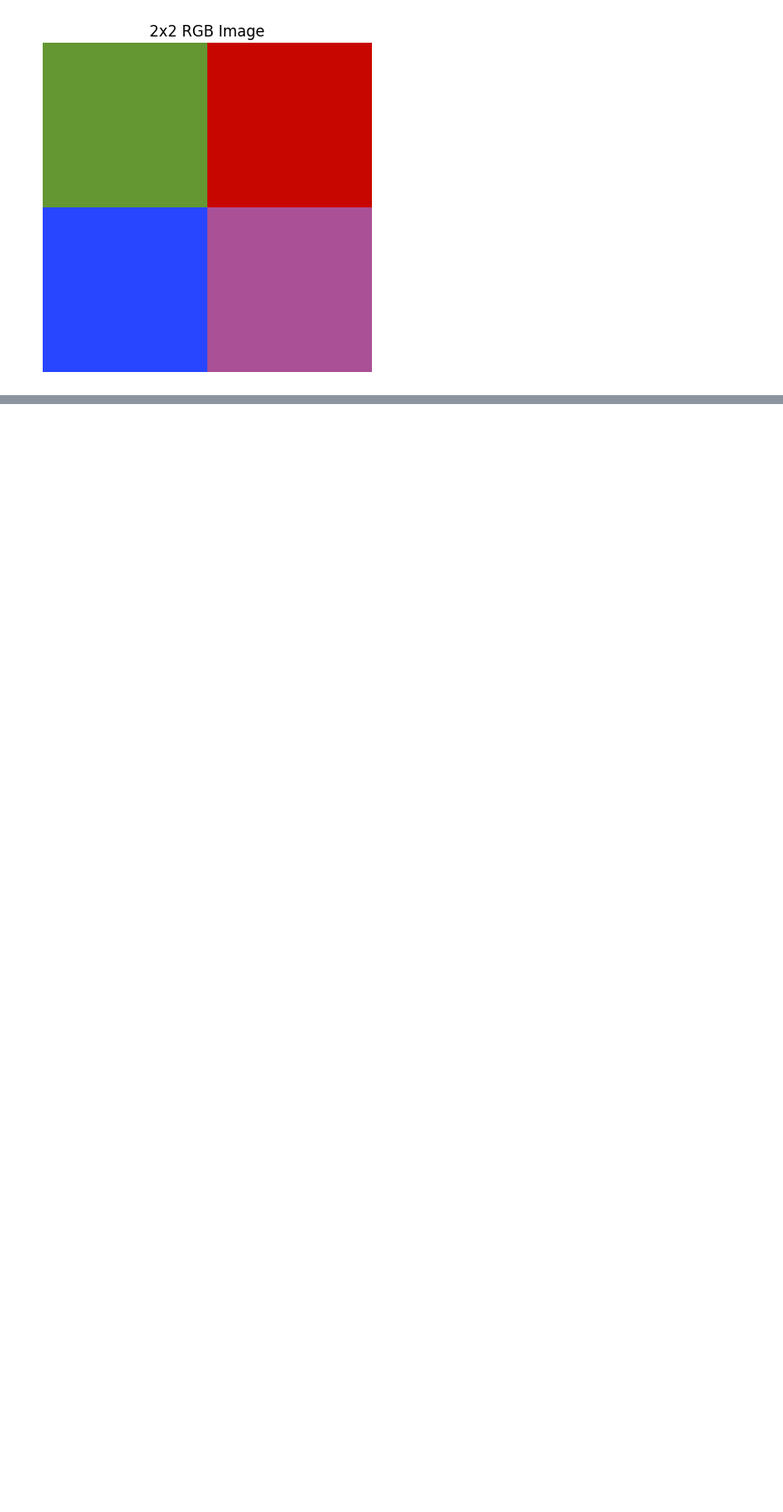
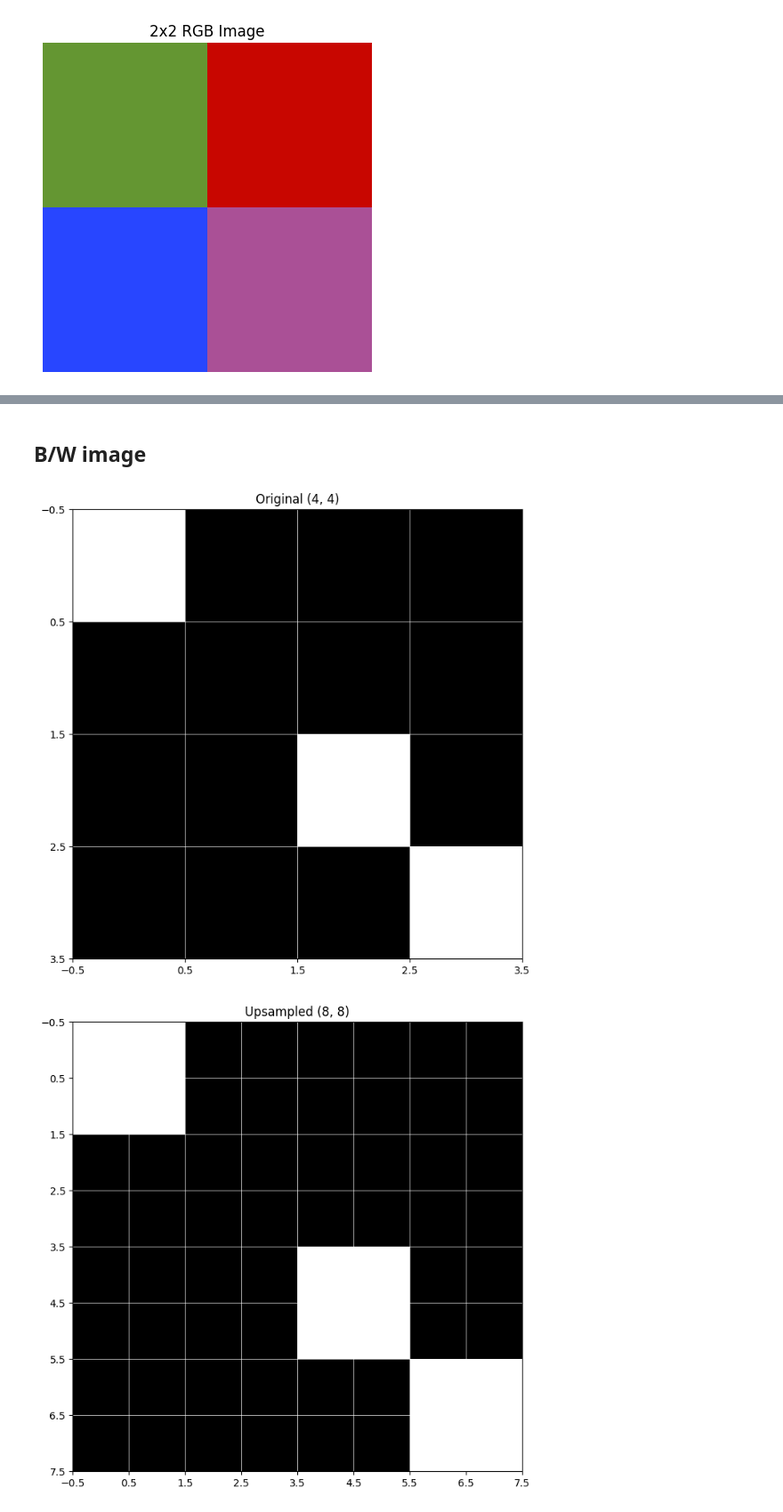
Before and after one commit to kruthi-sb/yolov5_from_scratch, a Jupyter notebook: experiment.ipynb, the cells around one changed output, grey strips where cells are left out. Shown at 89% size. Drawn from its saved outputs; the diff is of its cells as text; code cells hidden in the pictures; blank space fills up the shorter version.

```diff
--- a/experiment.ipynb
+++ b/experiment.ipynb
@@ -41,0 +33,16 @@ def plot_tensor(input):
+# %%
+# FUNCTION TO PLOT TENSOR
+def plot_tensor(input_tensor, title="", grid=True, sample_image=False):
+    image = input_tensor.squeeze(0).permute(1, 2, 0).numpy() # Remove batch dimension and change to HxWxC and convert to numpy
+
+    plt.figure(figsize=(8,8))
+    if sample_image:
+        plt.imshow(image) # Normalization is not required for sample images since ToTensor() already normalizes them.
+    else:
+        plt.imshow(image/255) # Normalize pixel values to 0-1
+    if grid:
+        plt.grid(which='both', color='white', linestyle='-', linewidth=0.5) # draw grid lines for better visualization
+        plt.xticks(np.arange(-0.5, image.shape[1], 1)) # Show grid lines for every pixel
+        plt.yticks(np.arange(-0.5, image.shape[0], 1))
+    plt.title(f"{title} {image.shape[:2]}")
+    plt.show()
@@ -41,0 +51,11 @@ def plot_tensor(input):
+# %%
+# test pattern: b/w 1
+input = torch.zeros(1, 3, 4, 4)
+input[0,:,0,0] = 1    # Red
+input[0,:,2,2] = 1    # Green
+input[0,:,3,3] = 1    # Blue
+input = input * 255   # Scale to 0-255
+
+# test pattern: color
+# tensor of shape 1x3x30x30 with random values ranging from 0 to 255
+color_input = torch.randint(0, 256, (1, 3, 8, 8), dtype=torch.float32)
@@ -41,0 +66,14 @@ def plot_tensor(input):
+# %% [markdown]
+## B/W image
+# %%
+# NEAREST INTERPOLATION
+
+plot_tensor(input, "Original")
+
+# Upsample with very large scaling
+nearest2_ = nn.Upsample(scale_factor=2, mode='nearest')
+res = nearest2_(input)
+plot_tensor(res, "Upsampled")
+# %% [output]
+[figure, added]
+[figure, added]
```
Also changed, not shown: parts of 19 cells of this notebook, 2 other files.
